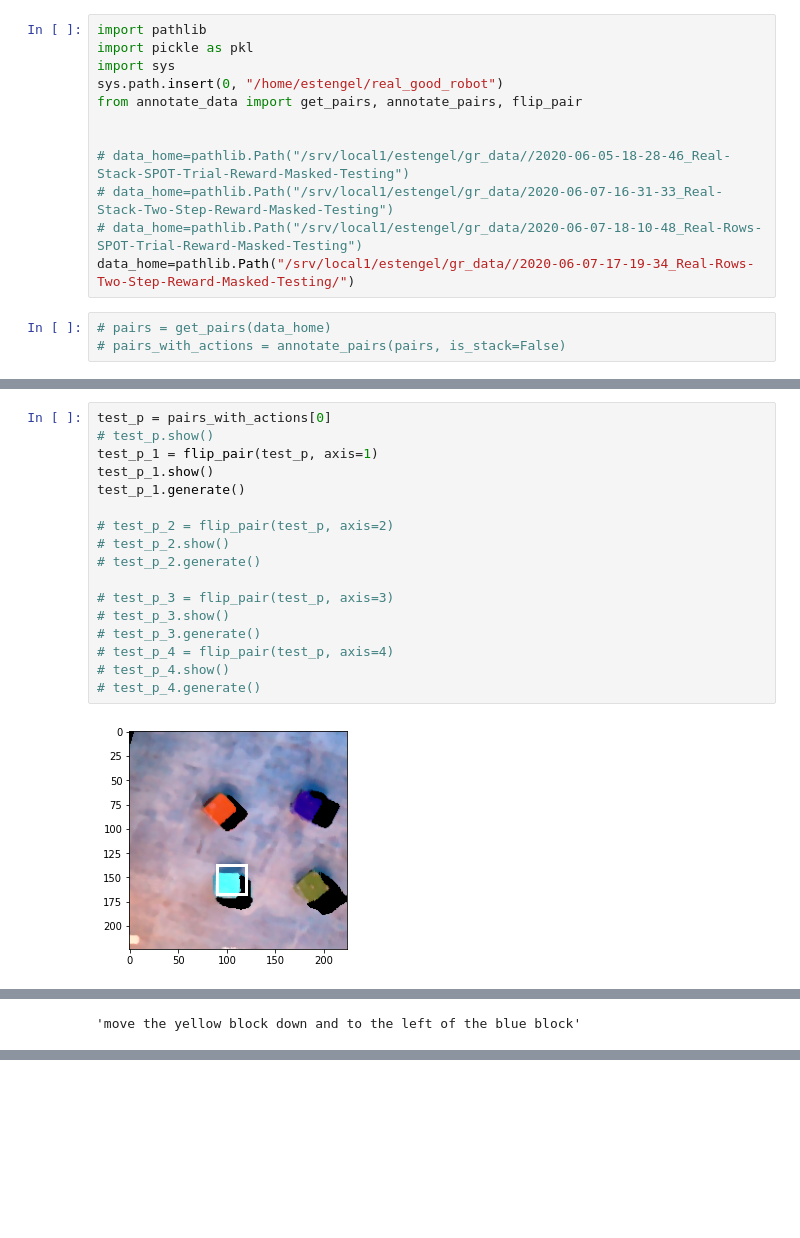
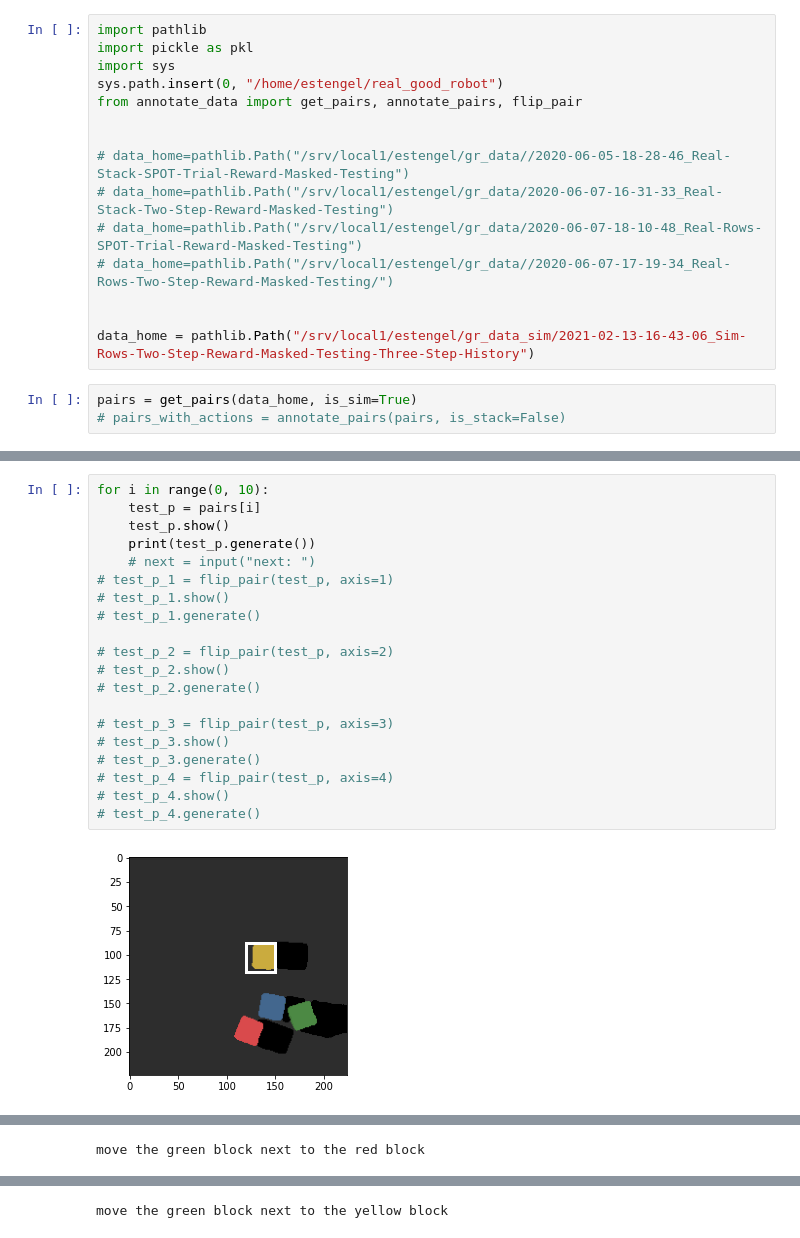
Before and after one commit to jhu-lcsr/good_robot, a Jupyter notebook: blocks_data/explore_gr_data_clean.ipynb, the cells around one changed output, grey strips where cells are left out. Saved outputs shown, nothing was run; the diff lists cells and outputs as text; blank space fills up the shorter version.

Commit message:
starting to read sim data

```diff
--- a/blocks_data/explore_gr_data_clean.ipynb
+++ b/blocks_data/explore_gr_data_clean.ipynb
@@ -9,7 +9,10 @@ from annotate_data import get_pairs, annotate_pairs, flip_pair
 # data_home=pathlib.Path("/srv/local1/estengel/gr_data//2020-06-05-18-28-46_Real-Stack-SPOT-Trial-Reward-Masked-Testing")
 # data_home=pathlib.Path("/srv/local1/estengel/gr_data/2020-06-07-16-31-33_Real-Stack-Two-Step-Reward-Masked-Testing")
 # data_home=pathlib.Path("/srv/local1/estengel/gr_data/2020-06-07-18-10-48_Real-Rows-SPOT-Trial-Reward-Masked-Testing")
-data_home=pathlib.Path("/srv/local1/estengel/gr_data//2020-06-07-17-19-34_Real-Rows-Two-Step-Reward-Masked-Testing/")
+# data_home=pathlib.Path("/srv/local1/estengel/gr_data//2020-06-07-17-19-34_Real-Rows-Two-Step-Reward-Masked-Testing/")
+
+
+data_home = pathlib.Path("/srv/local1/estengel/gr_data_sim/2021-02-13-16-43-06_Sim-Rows-Two-Step-Reward-Masked-Testing-Three-Step-History")
 # %%
-# pairs = get_pairs(data_home)
+pairs = get_pairs(data_home, is_sim=True)
 # pairs_with_actions = annotate_pairs(pairs, is_stack=False)
@@ -23,19 +45,22 @@ with open(data_home.joinpath("with_actions.pkl"), "rb") as f1:
 # %%
-test_p = pairs_with_actions[0]
-# test_p.show()
-test_p_1 = flip_pair(test_p, axis=1)
-test_p_1.show()
-test_p_1.generate()
+for i in range(0, 10):
+    test_p = pairs[i]
+    test_p.show()
+    print(test_p.generate())
+    # next = input("next: ")
+# test_p_1 = flip_pair(test_p, axis=1)
+# test_p_1.show()
+# test_p_1.generate()
 
 # test_p_2 = flip_pair(test_p, axis=2)
 # test_p_2.show()
 # test_p_2.generate()
 
 # test_p_3 = flip_pair(test_p, axis=3)
 # test_p_3.show()
 # test_p_3.generate()
 # test_p_4 = flip_pair(test_p, axis=4)
 # test_p_4.show()
 # test_p_4.generate()
 # %% [output]
-[figure, old version]
+[figure, new version]
@@ -43 +68 @@ test_p_1.generate()
-'move the yellow block down and to the left of the blue block'
+move the green block next to the red block
@@ -43,0 +71 @@ test_p_1.generate()
+move the green block next to the yellow block
```
Also changed, not shown: parts of 3 cells of this notebook, 2 other files.
